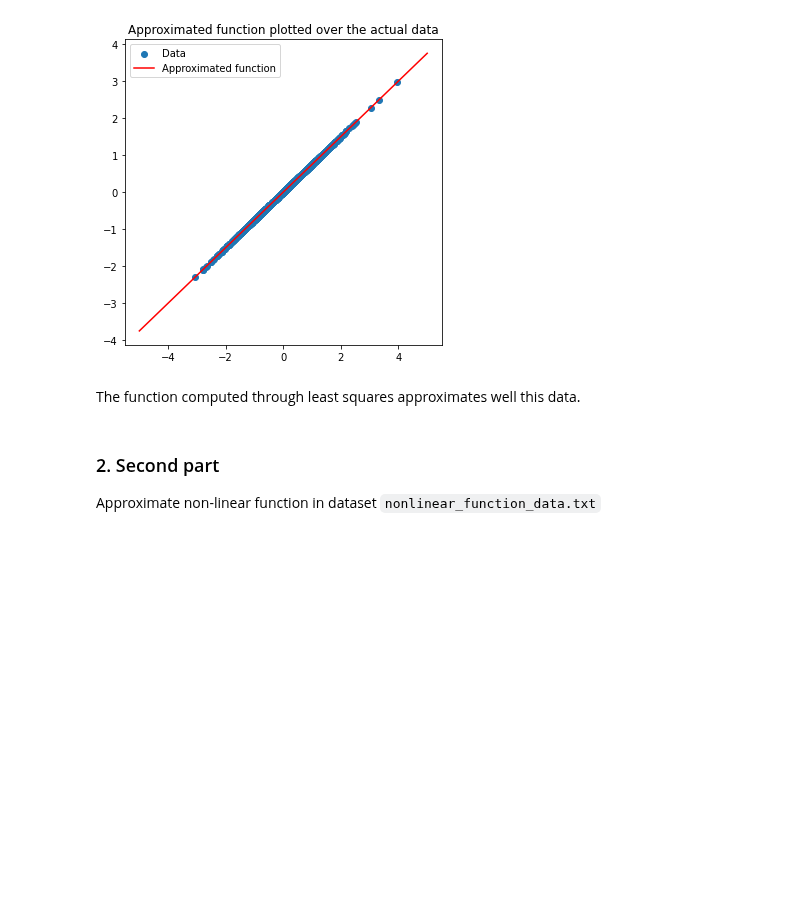
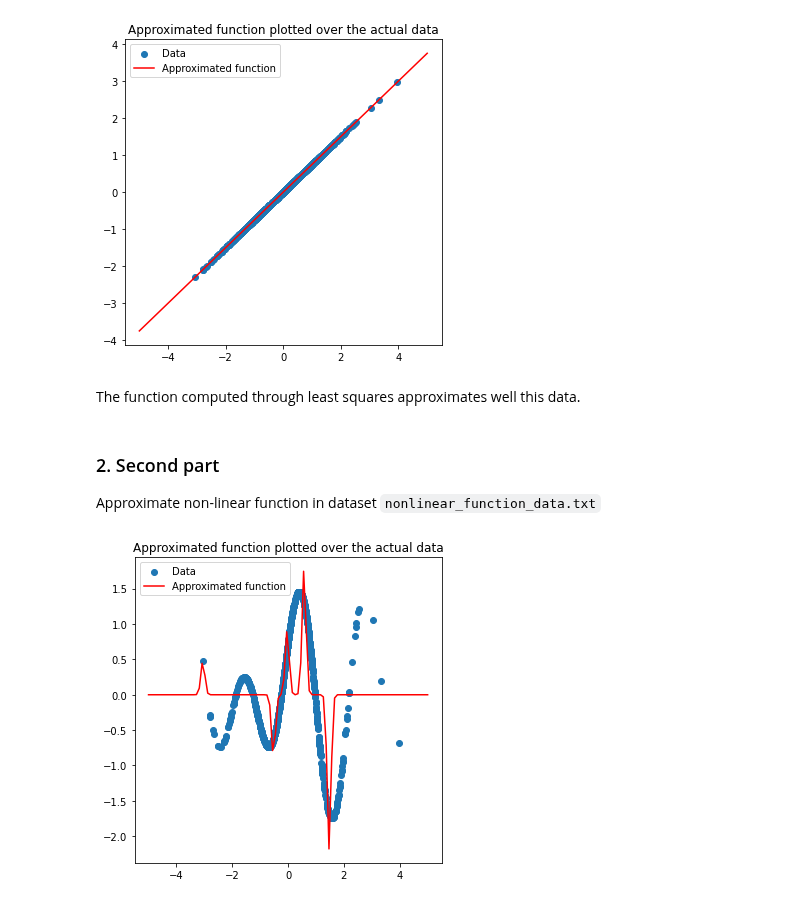
Before and after one commit to AlexPasqua/MLCMS-exercises, a Jupyter notebook: EX5/src/task1.ipynb, the cells around one changed output. Cells and saved outputs as stored; diff of their text form; code cells hidden in the pictures; blank space fills up the shorter version.

Commit message:
Task1: adapted func plot_func_over_data to plot both linear and nonlinear functions

```diff
--- a/EX5/src/task1.ipynb
+++ b/EX5/src/task1.ipynb
@@ -20,4 +20,9 @@ The function computed through least squares approximates well this data.
 Approximate non-linear function in dataset `nonlinear_function_data.txt`
 # %%
 nonlinear_data_path = "../data/nonlinear_function_data.txt"
-C, residuals, rank, singvals = approx_lin_func(nonlinear_data_path)
+C, residuals, rank, singvals, centers, eps = approx_nonlin_func(nonlinear_data_path)
+# %%
+# plot approximated function over the linear data
+plot_func_over_data(lstsqr_sol=C, data=nonlinear_data_path, linear=False, centers=centers, eps=eps)
+# %% [output]
+[figure, added]
```
Also changed, not shown: parts of 2 cells of this notebook, 1 other file.
